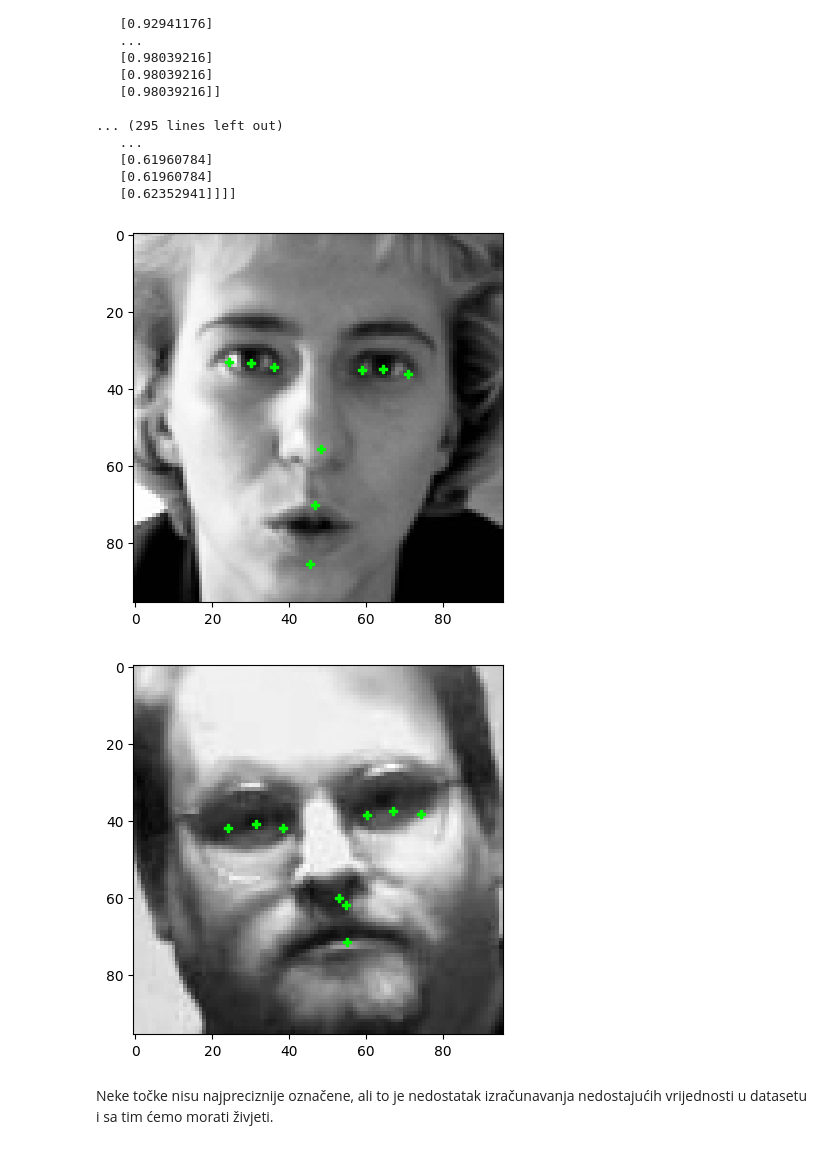
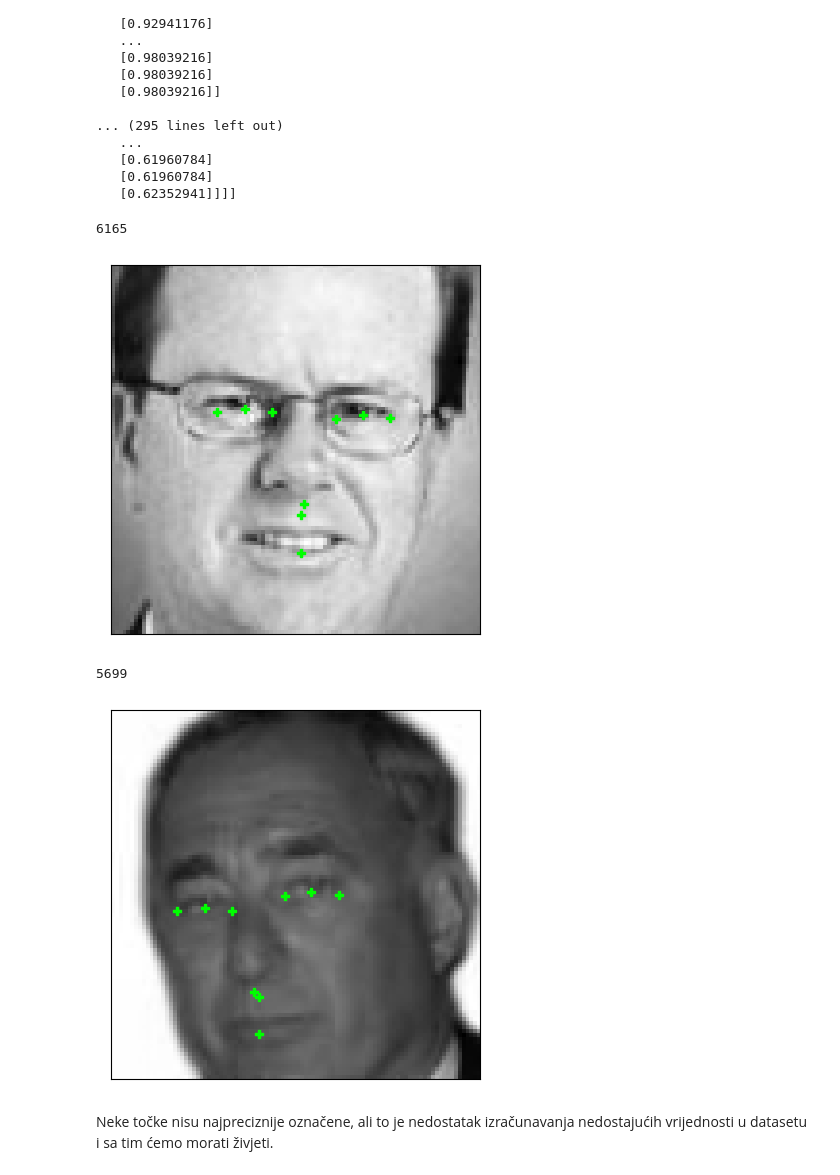
Before and after one commit to tonipolanec/Facial-landmarks-detection-system, a Jupyter notebook: code/project_progress.ipynb, the cells around one changed output. Cells and saved outputs as stored; diff of their text form; code cells hidden in the pictures.

```diff
--- a/code/project_progress.ipynb
+++ b/code/project_progress.ipynb
@@ -390,15 +391,20 @@ normalized_faces.shape -> (7000, 96, 96, 1)
 def plot_image(image_array, landmarks, index):
     plt.imshow(image_array[index], cmap='gray')
     plt.scatter(landmarks.iloc[index,0::2], landmarks.iloc[index,1::2], c="#0f0", marker='P')
+    plt.yticks([])
+    plt.xticks([])
+    print(index)
     plt.show()
 # %%
-plot_image(normalized_faces, landmarks, 1)#random.randint(0,7000))
+plot_image(normalized_faces, landmarks, random.randint(3000,7000))
 # %% [output]
+6165
-[figure, old version]
+[figure, new version]
 # %%
-plot_image(normalized_faces, landmarks, 5000)
+plot_image(normalized_faces, landmarks, 5699)
 # %% [output]
+5699
-[figure, old version]
+[figure, new version]
 # %% [markdown]
 Neke točke nisu najpreciznije označene, ali to je nedostatak izračunavanja nedostajućih vrijednosti u datasetu i sa tim ćemo morati živjeti.
 # %%
```
Also changed, not shown: parts of 24 cells of this notebook, 15 other files.
